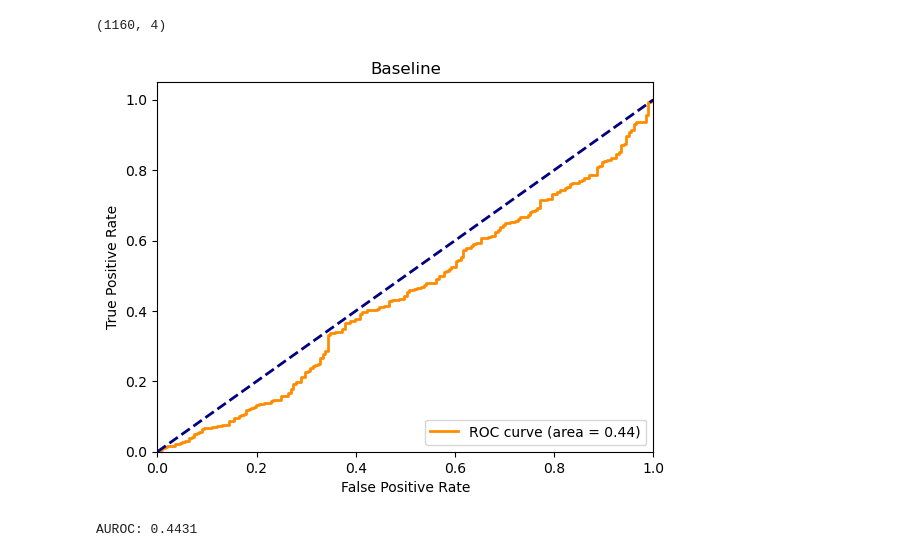
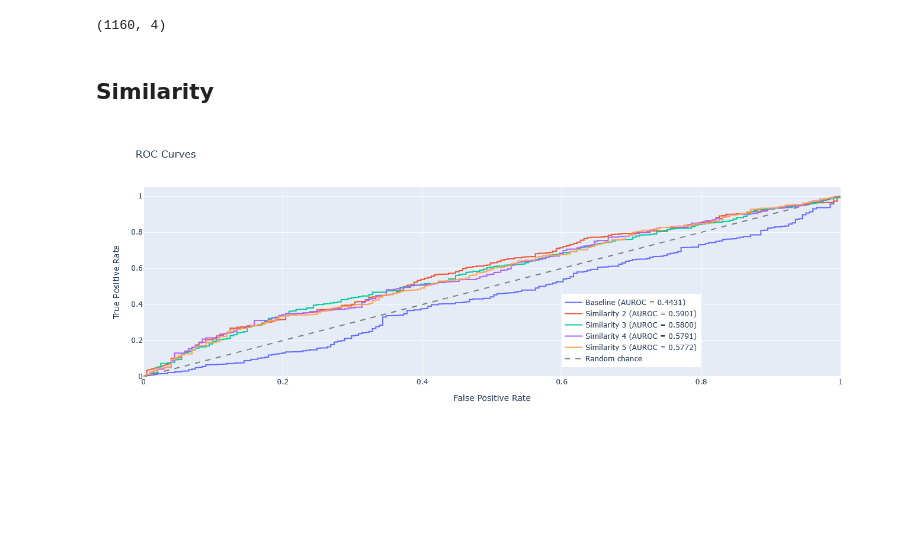
Before and after one commit to CristinaRacovita/codegen-uncertainty, a Jupyter notebook: auroc_curve.ipynb, the cells around one changed output. Cells and saved outputs as stored; diff of their text form; code cells hidden in the pictures; blank space fills up the shorter version.

Commit message:
create stats for all datasets

```diff
--- a/auroc_curve.ipynb
+++ b/auroc_curve.ipynb
@@ -73,8 +98,19 @@ baseline_probabilities
 baseline_probabilities.shape
 # %% [output]
 (1160, 4)
-# %%
-get_auroc(ground_truth_classes, list(baseline_probabilities['token_prob']))
-# %% [output]
-[figure, removed]
-AUROC: 0.4431
+# %% [markdown]
+## Similarity
+# %%
+all_probabilities = pd.read_csv('datasets/all_probabilities.csv')
+# %%
+roc_data = [
+    ('Baseline', ground_truth_classes, list(baseline_probabilities['token_prob'])),
+    ('Similarity 2', ground_truth_classes, list(all_probabilities['similarity_2'])),
+    ('Similarity 3', ground_truth_classes, list(all_probabilities['similarity_3'])),
+    ('Similarity 4', ground_truth_classes, list(all_probabilities['similarity_4'])),
+    ('Similarity 5', ground_truth_classes, list(all_probabilities['similarity_5']))
+]
+# %%
+plot_multiple_roc_curves(roc_data)
+# %% [output]
+[figure, added]
```
Also changed, not shown: parts of 3 cells of this notebook, 2 other files.
